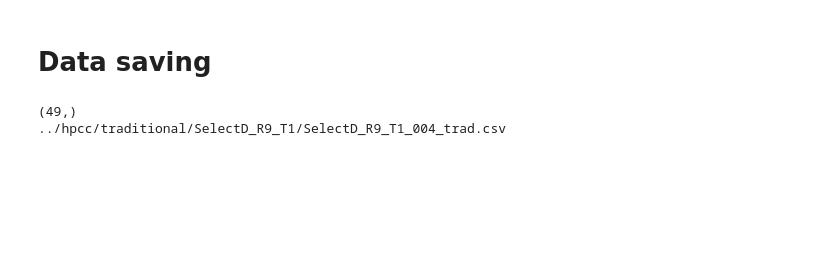
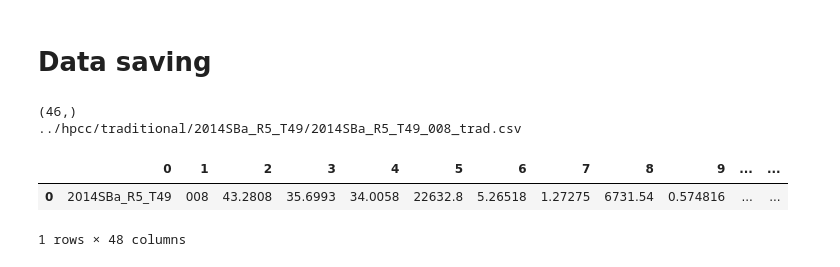
Before and after one commit to amezqui3/walnut_tda, a Jupyter notebook: jupyter/07_traditional_phenotyping.ipynb, the cells around one changed output. Saved outputs shown, nothing was run; the diff lists cells and outputs as text; code cells hidden in the pictures; blank space fills up the shorter version.

```diff
--- a/jupyter/07_traditional_phenotyping.ipynb
+++ b/jupyter/07_traditional_phenotyping.ipynb
@@ -24,6 +24,7 @@ dst = '../hpcc/traditional/'
 wsrc = src + 'clean/'
 tsrc = src + 'watershed/'
 rsrc = src + 'rotated/'
+ksrc = src + 'kernel/'
 
 fs = 15
 resol = 0.0759
@@ -146,5 +211,13 @@ else:
     ellarea += 2*np.pi*c*c
 
 ellvolume = 4*np.pi*a*b*c/3
+wwadell = np.cbrt(36*np.pi*ellvolume*ellvolume)/ellarea
 
-wadell = np.cbrt(36*np.pi*ellvolume*ellvolume)/ellarea
+wkrumbein = np.cbrt(b*c/(a*a))
+wcorey = c/np.sqrt(a*b)
+wsneed = np.cbrt(c*c/(a*b))
+wjanke = c/np.sqrt((a**2 + b**2 + c**2)/3)
+wequancy = c/a
+
+print('{:.2f}\t{:.2f}\t{:.2f}'.format(a,b,c))
+print(np.round([nutsphr, wwadell, wkrumbein, wcorey, wsneed, wjanke, wequancy],3), sep='\t')
@@ -215,3 +291,4 @@ print(kerlob, 1/kerlob, sep='\t')
 # %%
 reload(wnut)
-thickness = wnut.object_thickness(extshell, resol)
+thickness = wnut.object_thickness(extshell, resol, NNN=4, K=5)[0]
+thickness
@@ -219,3 +298,5 @@ thickness = wnut.object_thickness(extshell, resol)
 ## Protruding shell
 # %%
 shellvols, _ = np.histogram(protrusion, [2, 4, 6, 10], range=(0,10))
+shellvols = np.asarray([shellvols[0], shellvols[1]+shellvols[2]])
+shellvols
@@ -250,42 +312,41 @@ fig.tight_layout()
 # %%
 tradpheno = np.hstack((feretd,
                        nutvol,
                        nutva3d, # rugosity ** 3
                        nutferet,
-                       1./nutferet, # equancy
                        nutarea,
                        nutsphr, # wadell
                        chnutarea,
                        chnutvol,
                        chnutaratio,
-                       chnutvratio,
-                       1./chnutaratio,
                        1./chnutvratio,
-                       krumbein,
-                       corey,
-                       sneed,
-                       janke,
-                       wadell,
+                       wkrumbein,
+                       wsneed,
                        tvols,
                        tvolr,
                        shellrug, # 1/wadell
                        thickness,
                        shellvols/np.sum(shellvols),
                        shellvols*resol**3,
                        kmaxes - kminis,
                        kerarea,
                        khull.volume,
                        khull.area,
-                       kerlob,
-                       1./kerlob,
-                       chkervratio,
-                       1./chkervratio))
+                       kpheno[2:4],
+                       kpheno[9:],
+                       kersphr,
+                       kerSR,
+                       kerVR,
+                       rho_mvs, rho_vvs, rho_vvm))
 print(tradpheno.shape)
 
 filename = wdst + fname + '_trad.csv'
 print(filename)
 foo = pd.DataFrame([bname, fname.split('_')[-1], *tradpheno]).T
-foo.to_csv(filename, header=False, index=False)
+foo
 # %% [output]
-(49,)
-../hpcc/traditional/SelectD_R9_T1/SelectD_R9_T1_004_trad.csv
+(46,)
+../hpcc/traditional/2014SBa_R5_T49/2014SBa_R5_T49_008_trad.csv
+|  | 0 | 1 | 2 | 3 | 4 | 5 | 6 | 7 | 8 | 9 | ... | ... |
+| 0 | 2014SBa_R5_T49 | 008 | 43.2808 | 35.6993 | 34.0058 | 22632.8 | 5.26518 | 1.27275 | 6731.54 | 0.574816 | ... | ... |
+1 rows × 48 columns
```
Also changed, not shown: parts of 29 cells of this notebook, 4 other files.
